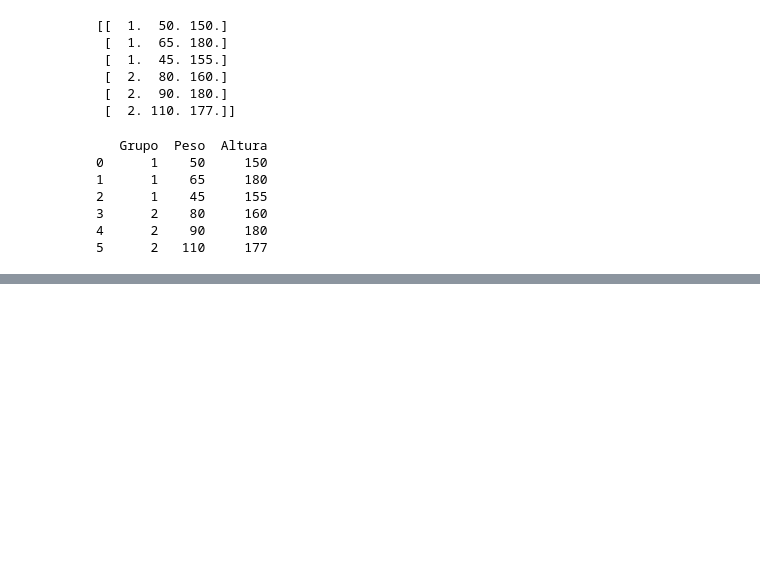
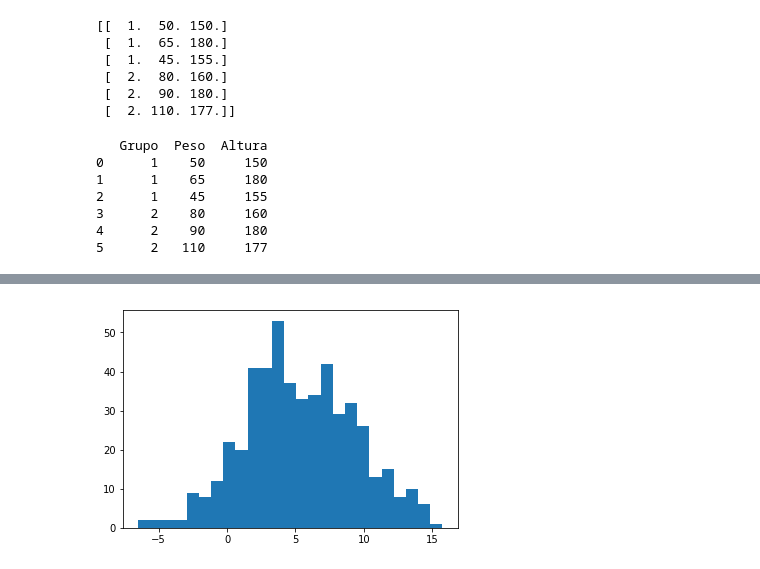
Before and after one commit to zchuri/IntroPython, a Jupyter notebook: DataFrames/dataframes.ipynb, the cells around one changed output, grey strips where cells are left out. Saved outputs shown, nothing was run; the diff lists cells and outputs as text; code cells hidden in the pictures; blank space fills up the shorter version.

```diff
--- a/DataFrames/dataframes.ipynb
+++ b/DataFrames/dataframes.ipynb
@@ -161,0 +174,6 @@ print(datos)
+# %%
+# Histogram
+plt.hist(x, bins=25)
+plt.show()
+# %% [output]
+[figure, added]
```
Also changed, not shown: parts of 2 cells of this notebook.
